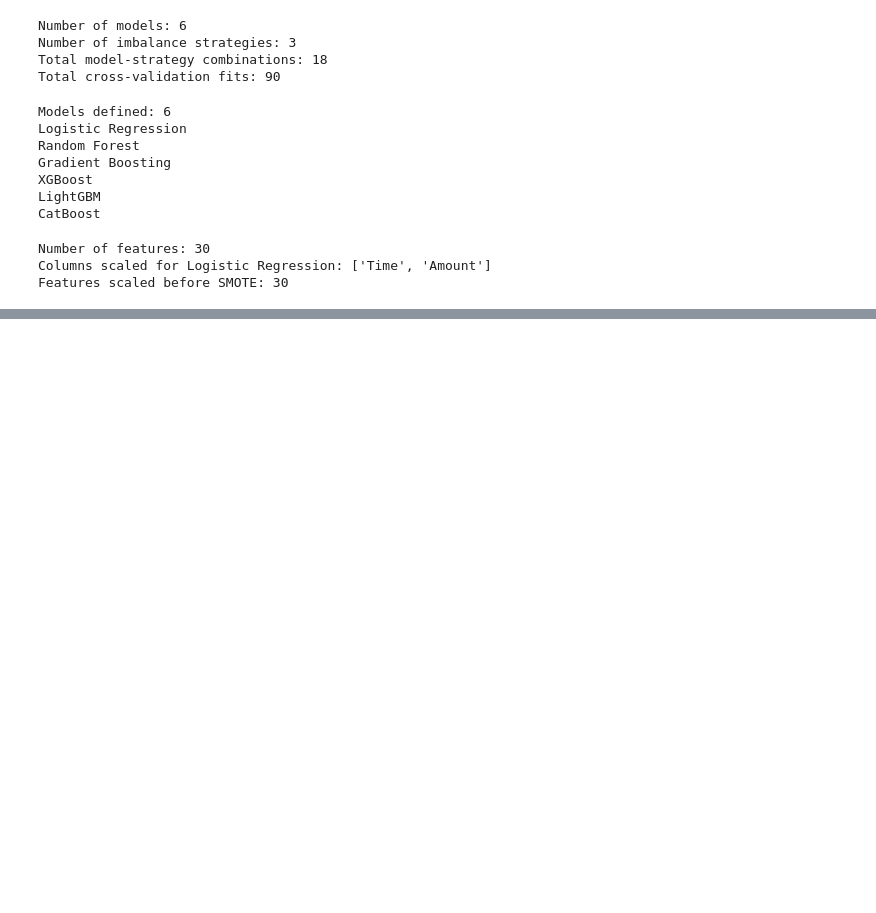
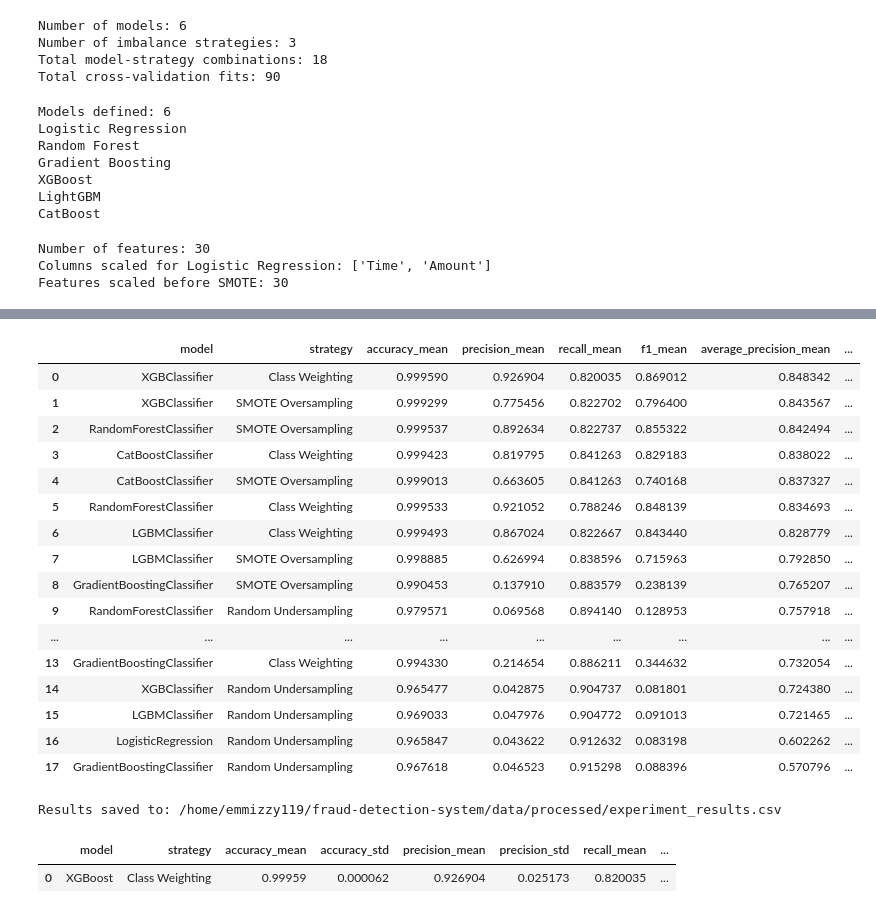
Before and after one commit to Kolade-favour/fraud-detection-system, a Jupyter notebook: notebooks/03_model_training.ipynb, the cells around one changed output, grey strips where cells are left out. Saved outputs shown, nothing was run; the diff lists cells and outputs as text; code cells hidden in the pictures; blank space fills up the shorter version.

```diff
--- a/notebooks/03_model_training.ipynb
+++ b/notebooks/03_model_training.ipynb
@@ -440,0 +607,45 @@ class ClassWeightedClassifier(ClassifierMixin, BaseEstimator):
+# %%
+results_df[
+    [
+        "model",
+        "strategy",
+        "accuracy_mean",
+        "precision_mean",
+        "recall_mean",
+        "f1_mean",
+        "average_precision_mean",
+        "roc_auc_mean",
+        "total_time_seconds"
+    ]
+]
+# %% [output]
+|  | model | strategy | accuracy_mean | precision_mean | recall_mean | f1_mean | average_precision_mean | ... |
+| 0 | XGBClassifier | Class Weighting | 0.999590 | 0.926904 | 0.820035 | 0.869012 | 0.848342 | ... |
+| 1 | XGBClassifier | SMOTE Oversampling | 0.999299 | 0.775456 | 0.822702 | 0.796400 | 0.843567 | ... |
+| 2 | RandomForestClassifier | SMOTE Oversampling | 0.999537 | 0.892634 | 0.822737 | 0.855322 | 0.842494 | ... |
+| 3 | CatBoostClassifier | Class Weighting | 0.999423 | 0.819795 | 0.841263 | 0.829183 | 0.838022 | ... |
+| 4 | CatBoostClassifier | SMOTE Oversampling | 0.999013 | 0.663605 | 0.841263 | 0.740168 | 0.837327 | ... |
+| 5 | RandomForestClassifier | Class Weighting | 0.999533 | 0.921052 | 0.788246 | 0.848139 | 0.834693 | ... |
+| 6 | LGBMClassifier | Class Weighting | 0.999493 | 0.867024 | 0.822667 | 0.843440 | 0.828779 | ... |
+| 7 | LGBMClassifier | SMOTE Oversampling | 0.998885 | 0.626994 | 0.838596 | 0.715963 | 0.792850 | ... |
+| 8 | GradientBoostingClassifier | SMOTE Oversampling | 0.990453 | 0.137910 | 0.883579 | 0.238139 | 0.765207 | ... |
+| 9 | RandomForestClassifier | Random Undersampling | 0.979571 | 0.069568 | 0.894140 | 0.128953 | 0.757918 | ... |
+| ... | ... | ... | ... | ... | ... | ... | ... | ... |
+| 13 | GradientBoostingClassifier | Class Weighting | 0.994330 | 0.214654 | 0.886211 | 0.344632 | 0.732054 | ... |
+| 14 | XGBClassifier | Random Undersampling | 0.965477 | 0.042875 | 0.904737 | 0.081801 | 0.724380 | ... |
+| 15 | LGBMClassifier | Random Undersampling | 0.969033 | 0.047976 | 0.904772 | 0.091013 | 0.721465 | ... |
+| 16 | LogisticRegression | Random Undersampling | 0.965847 | 0.043622 | 0.912632 | 0.083198 | 0.602262 | ... |
+| 17 | GradientBoostingClassifier | Random Undersampling | 0.967618 | 0.046523 | 0.915298 | 0.088396 | 0.570796 | ... |
+# %%
+from pathlib import Path
+
+results_dir = Path("../data/processed")
+results_dir.mkdir(parents=True, exist_ok=True)
+
+results_path = results_dir / "experiment_results.csv"
+
+results_df.to_csv(results_path, index=False)
+
+print(f"Results saved to: {results_path.resolve()}")
+# %% [output]
+Results saved to: /home/emmizzy119/fraud-detection-system/data/processed/experiment_results.csv
@@ -440,0 +669,16 @@ class ClassWeightedClassifier(ClassifierMixin, BaseEstimator):
+# %%
+xgb_cv_summary = {
+    "model": "XGBoost",
+    "strategy": "Class Weighting"
+}
+
+for metric in scoring:
+    scores = xgb_cv_results[f"test_{metric}"]
+
+    xgb_cv_summary[f"{metric}_mean"] = scores.mean()
+    xgb_cv_summary[f"{metric}_std"] = scores.std()
+
+pd.DataFrame([xgb_cv_summary])
+# %% [output]
+|  | model | strategy | accuracy_mean | accuracy_std | precision_mean | precision_std | recall_mean | ... |
+| 0 | XGBoost | Class Weighting | 0.99959 | 0.000062 | 0.926904 | 0.025173 | 0.820035 | ... |
```
Also changed, not shown: parts of 14 cells of this notebook, 4 other files.
